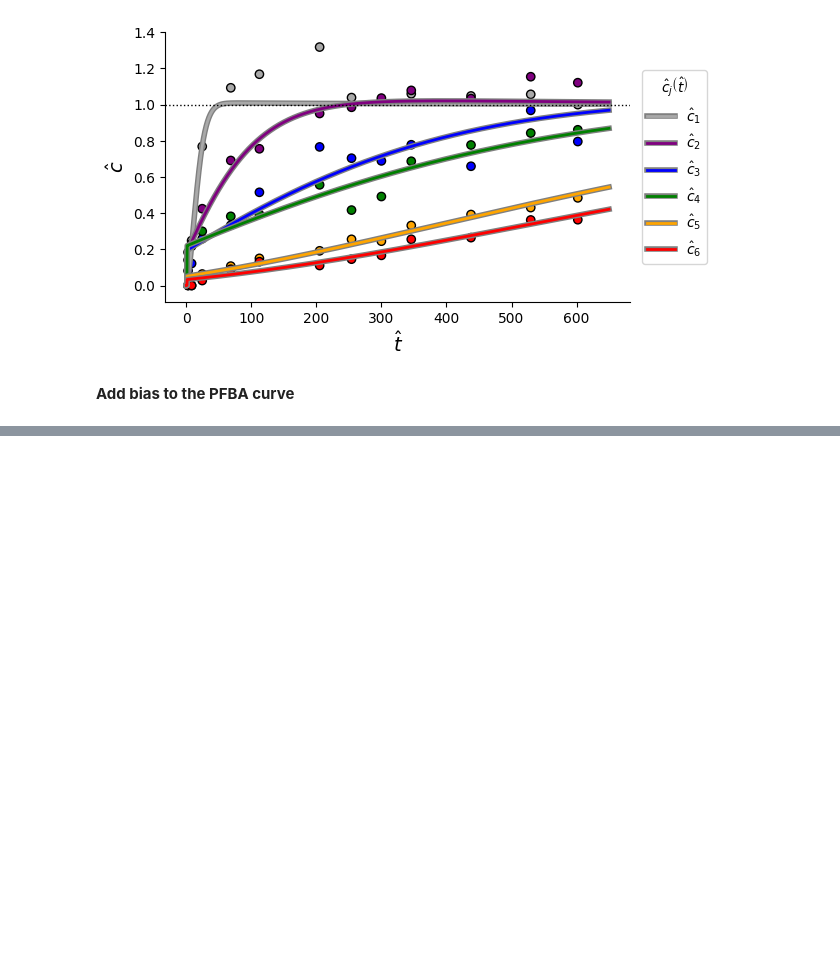
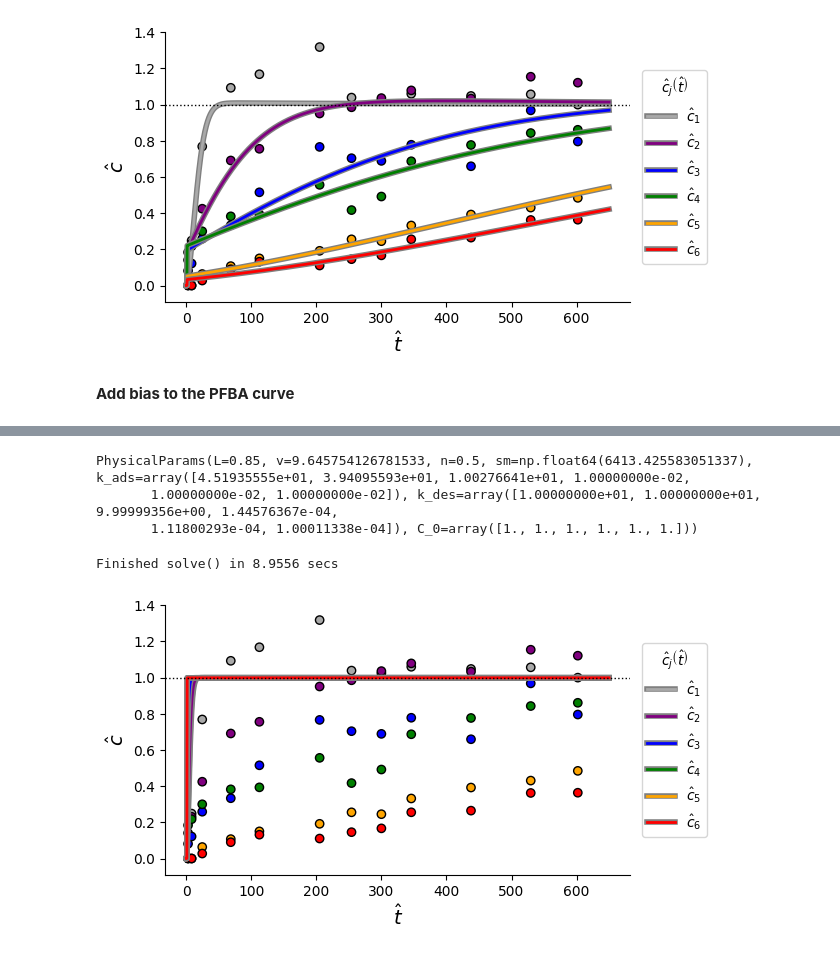
Before and after one commit to edsaac/cowerc-adsorption, a Jupyter notebook: notebooks/only_python/merging_data_other_experiments.ipynb, the cells around one changed output, grey strips where cells are left out. Saved outputs shown, nothing was run; the diff lists cells and outputs as text; code cells hidden in the pictures; blank space fills up the shorter version.

```diff
--- a/notebooks/only_python/merging_data_other_experiments.ipynb
+++ b/notebooks/only_python/merging_data_other_experiments.ipynb
@@ -295,0 +296,40 @@ Finished solve() in 8.7223 secs
+# %%
+best_params_bias = fitting_result_bias[0]
+
+p = PhysicalParams(
+    L=lenght,
+    v=pore_velocity,
+    n=porosity,
+    sm=best_params_bias[0],
+    k_ads=best_params_bias[1:7],
+    k_des=best_params_bias[7:],
+)
+
+display(p)
+# %% [output]
+PhysicalParams(L=0.85, v=9.645754126781533, n=0.5, sm=np.float64(6413.425583051337), k_ads=array([4.51935555e+01, 3.94095593e+01, 1.00276641e+01, 1.00000000e-02,
+       1.00000000e-02, 1.00000000e-02]), k_des=array([1.00000000e+01, 1.00000000e+01, 9.99999356e+00, 1.44576367e-04,
+       1.11800293e-04, 1.00011338e-04]), C_0=array([1., 1., 1., 1., 1., 1.]))
+# %%
+nsim = Simulation(**p.nondim)
+nsim.end_time = 650
+nsim.solve()
+# %% [output]
+Finished solve() in 8.9556 secs
+# %%
+colors = cycle(["darkgrey", "purple", "blue", "green", "orange", "red"])
+
+fig = nsim.plot_breakthrough()
+ax = fig.axes[0]
+
+for btc, color in zip(experimental_data.conc, colors):
+    ax.scatter(
+        experimental_data.time,
+        btc,
+        c=color,
+        path_effects=[Stroke(linewidth=1, foreground="#000")],
+    )
+ax.set_ylim(bottom=-0.09, top=1.4)
+display(fig)
+# %% [output]
+[figure, added]
```
Also changed, not shown: parts of 3 cells of this notebook.
